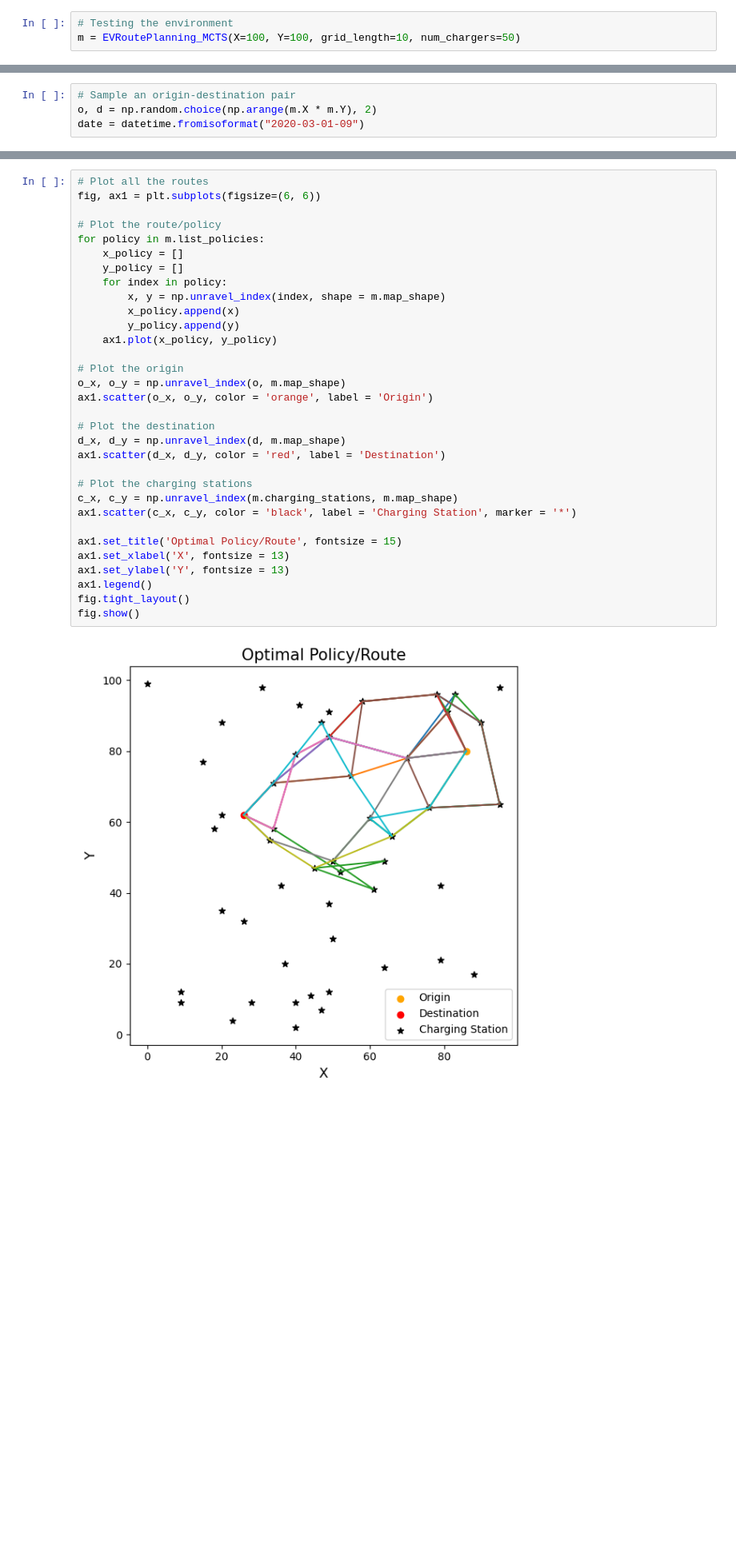
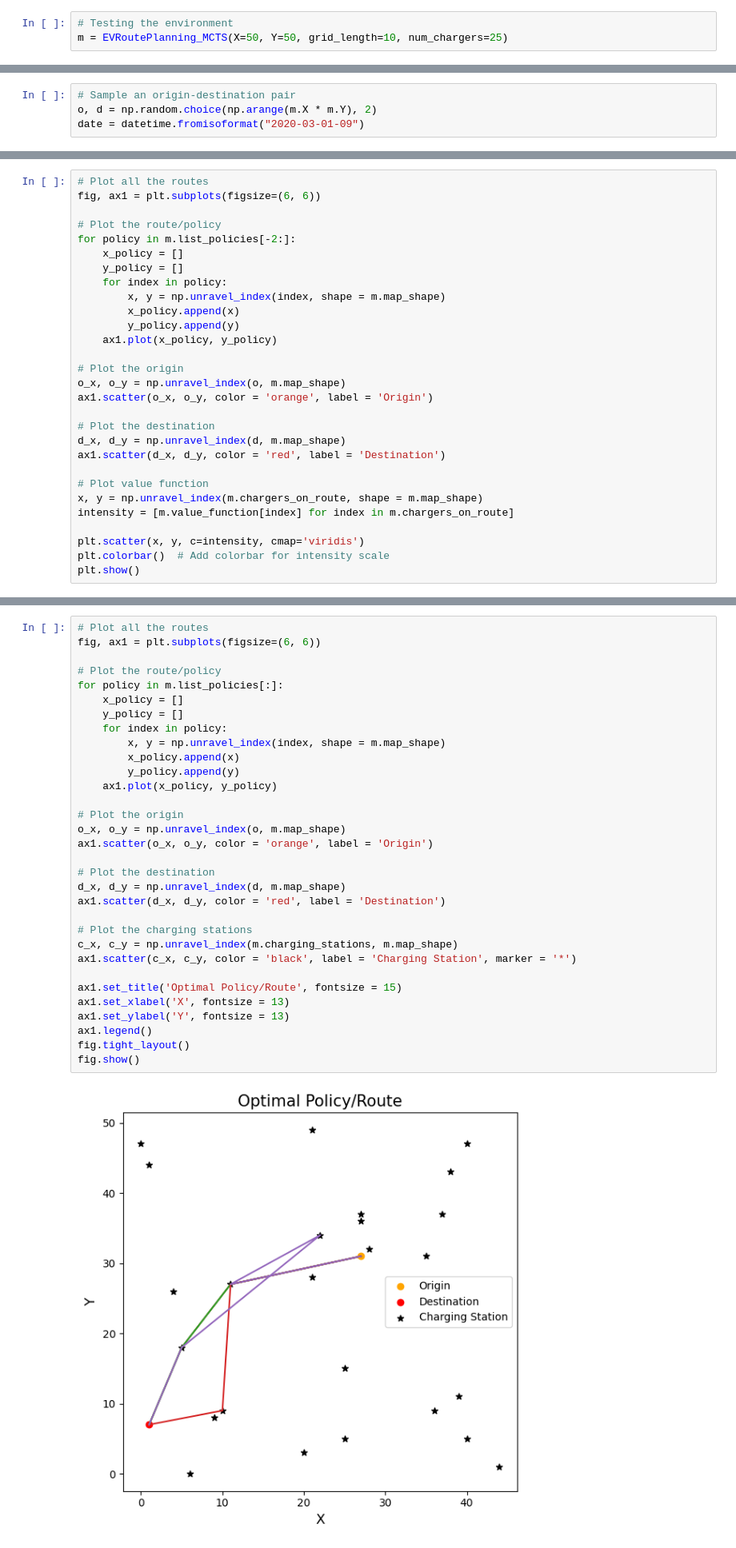
Before and after one commit to yashg2607/EVRoutePlanner, a Jupyter notebook: EVRoutePlanning_MCTS.ipynb, the cells around one changed output, grey strips where cells are left out. Shown: that part at 80% size. Drawn from its saved outputs; the diff is of its cells as text; blank space fills up the shorter version.

```diff
--- a/EVRoutePlanning_MCTS.ipynb
+++ b/EVRoutePlanning_MCTS.ipynb
@@ -368,7 +378,7 @@ class EVRoutePlanning_MCTS:
         return
 # %%
 # Testing the environment
-m = EVRoutePlanning_MCTS(X=100, Y=100, grid_length=10, num_chargers=50)
+m = EVRoutePlanning_MCTS(X=50, Y=50, grid_length=10, num_chargers=25)
 # %%
 # Plot the map with the location of all charging stations
 fig, ax = plt.subplots(figsize=(4, 4))
@@ -396,0 +407,29 @@ m.monte_carlo_tree_search(num_policy=10, epsilon=0.5, alpha=0.9)
+# %%
+# Plot all the routes
+fig, ax1 = plt.subplots(figsize=(6, 6))
+
+# Plot the route/policy
+for policy in m.list_policies[-2:]:
+    x_policy = []
+    y_policy = []
+    for index in policy:
+        x, y = np.unravel_index(index, shape = m.map_shape)
+        x_policy.append(x)
+        y_policy.append(y)
+    ax1.plot(x_policy, y_policy)
+
+# Plot the origin
+o_x, o_y = np.unravel_index(o, m.map_shape)
+ax1.scatter(o_x, o_y, color = 'orange', label = 'Origin')
+
+# Plot the destination
+d_x, d_y = np.unravel_index(d, m.map_shape)
+ax1.scatter(d_x, d_y, color = 'red', label = 'Destination')
+
+# Plot value function
+x, y = np.unravel_index(m.chargers_on_route, shape = m.map_shape)
+intensity = [m.value_function[index] for index in m.chargers_on_route]
+
+plt.scatter(x, y, c=intensity, cmap='viridis')
+plt.colorbar()  # Add colorbar for intensity scale
+plt.show()
@@ -399,34 +440,34 @@ m.monte_carlo_tree_search(num_policy=10, epsilon=0.5, alpha=0.9)
 fig, ax1 = plt.subplots(figsize=(6, 6))
 
 # Plot the route/policy
-for policy in m.list_policies:
+for policy in m.list_policies[:]:
     x_policy = []
     y_policy = []
     for index in policy:
         x, y = np.unravel_index(index, shape = m.map_shape)
         x_policy.append(x)
         y_policy.append(y)
     ax1.plot(x_policy, y_policy)
 
 # Plot the origin
 o_x, o_y = np.unravel_index(o, m.map_shape)
 ax1.scatter(o_x, o_y, color = 'orange', label = 'Origin')
 
 # Plot the destination
 d_x, d_y = np.unravel_index(d, m.map_shape)
 ax1.scatter(d_x, d_y, color = 'red', label = 'Destination')
 
 # Plot the charging stations
 c_x, c_y = np.unravel_index(m.charging_stations, m.map_shape)
 ax1.scatter(c_x, c_y, color = 'black', label = 'Charging Station', marker = '*')
 
 ax1.set_title('Optimal Policy/Route', fontsize = 15)
 ax1.set_xlabel('X', fontsize = 13)
 ax1.set_ylabel('Y', fontsize = 13)
 ax1.legend()
 fig.tight_layout()
 fig.show()
 # %% [output]
-[figure, old version]
+[figure, new version]
 # %%
 # Compare and evaluate all the policies
```
Also changed, not shown: parts of 6 cells of this notebook, 4 other files.
